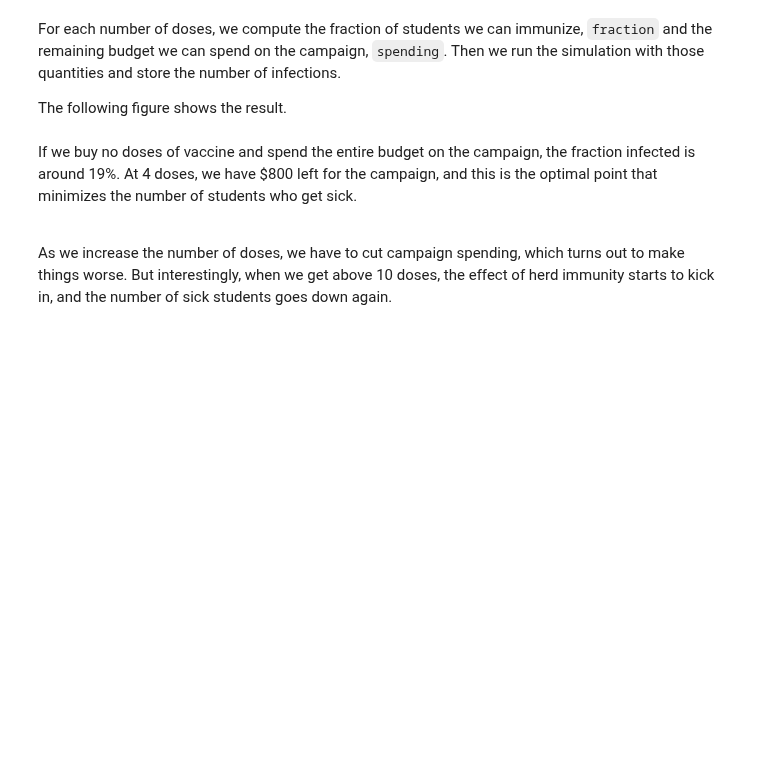
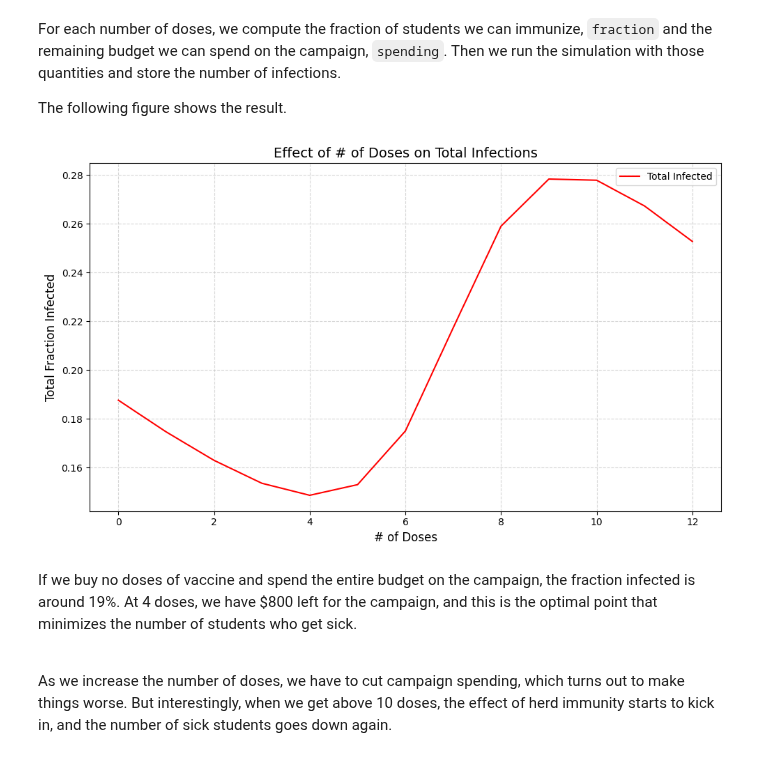
Before and after one commit to dr-bankert-augustana/PHYS_200, a Jupyter notebook: Lessons/Module_4/Lesson_4_4.ipynb, the cells around one changed output. Cells and saved outputs as stored; diff of their text form; code cells hidden in the pictures; blank space fills up the shorter version.

```diff
--- a/Lessons/Module_4/Lesson_4_4.ipynb
+++ b/Lessons/Module_4/Lesson_4_4.ipynb
@@ -1283,31 +1363,8 @@ dose_array
 # %% [markdown]
 Remember that `arange()` does not include the stop point (which here is 12): this is why we add 1 to `max_doses`.  Then we run the simulation for each element of `dose_array`:
 # %%
-def sweep_doses(system,dose_array):
-    sweep = pd.Series([],dtype=object)
-
-    # Unpack variables from original system and return to argument state
-    N = system['N']
-    iS, iI, iR = system['iS'], system['iI'],system['iR']
-    C, R, t_end= system['C'], system['R'], system['t_end']
-
-    for doses in dose_array:
-        fraction = doses / num_students
-        spending = budget - doses * price_per_dose
-
-        # Adjust system according to preventive actions
-        system_local = dict(iS=iS, iI=iI, iR=iR, N=N, C=C, R=R, t_end=t_end)
-        add_immunization(system_local, fraction)
-        add_hand_washing(system_local, spending)
-
-        # Find results for each budget option
-        results = run_simulation(system_local, change_func)
-        sweep[doses] = calc_total_infected(results, system_local)
-
-    return sweep
-
 ##=============================================================================================##
-## Define the Sweep Doses Function:                                                     ##
+## Define the Sweep Doses Function:                                                            ##
 ##=============================================================================================##
 
 def sweep_doses(parameter_base, state_base, dose_array):
@@ -1378,6 +1435,8 @@ The following figure shows the result.
 ##=============================================================================================##
 ## Create the Array of Spending Amounts:                                                       ##
 ##=============================================================================================##
+
+max_doses = 12
 
 dose_array = np.arange(0, max_doses + 1, 1)
 
@@ -1389,33 +1448,35 @@ dose_sweep = sweep_doses(parameters_sir, initial_state_sir, dose_array)
 
 ##=============================================================================================##
 ## Graph the Results:                                                                          ##
 ##=============================================================================================##
 
 ax = dose_sweep.plot(
     kind    = 'line',
     y       = ['Total Infected'],
     x       = 'Number of Doses',
     color   = ['red'],
     figsize = (10, 6)
 )
 
 # Add titles and labels to the plot:
 
 ax.set_title("Effect of # of Doses on Total Infections", fontsize = 14)
 
 ax.set_xlabel("# of Doses", fontsize = 12)
 
 ax.set_ylabel("Total Fraction Infected", fontsize = 12)
 
 # Add grid and legend:
 
 plt.grid(True, linestyle = '--', alpha=0.5)
 
 plt.tight_layout()
 
 # Display the plot:
 
 plt.show()
+# %% [output]
+[figure, added]
 # %% [markdown]
 If we buy no doses of vaccine and spend the entire budget on the campaign, the fraction infected is around 19%. At 4 doses, we have \$800 left for the campaign, and this is the optimal point that minimizes the number of students who get sick.
 
```
Also changed, not shown: parts of 10 cells of this notebook.
